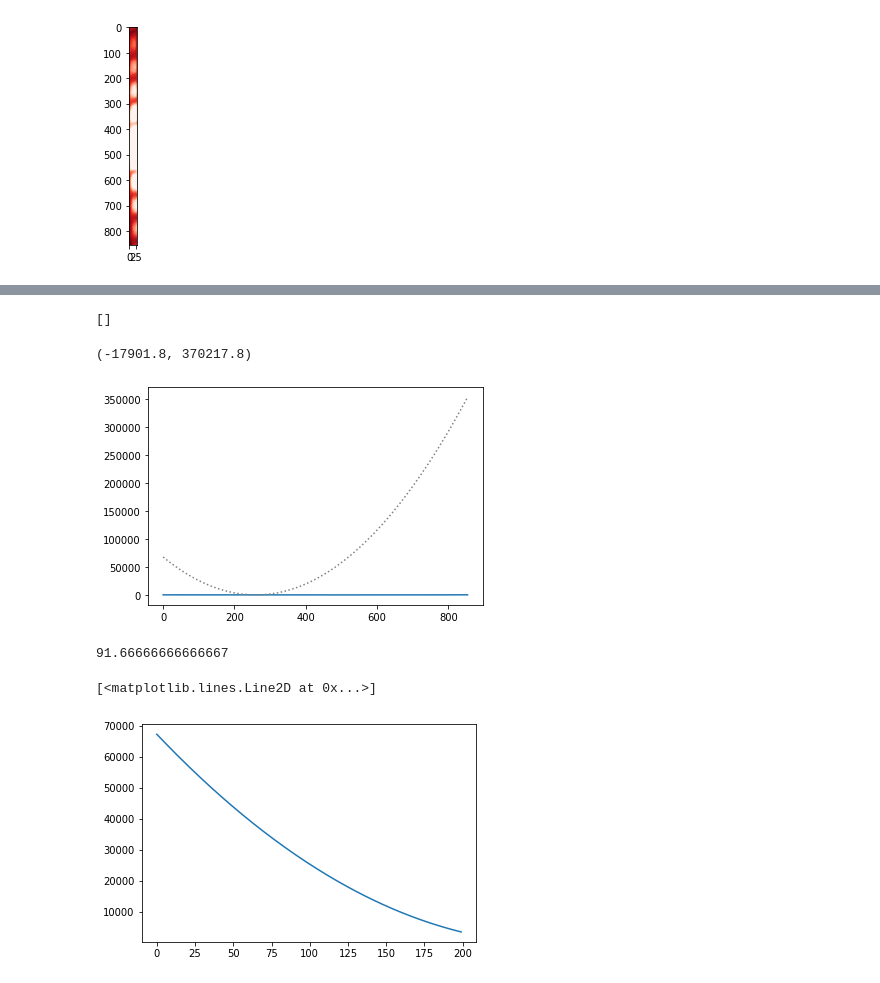
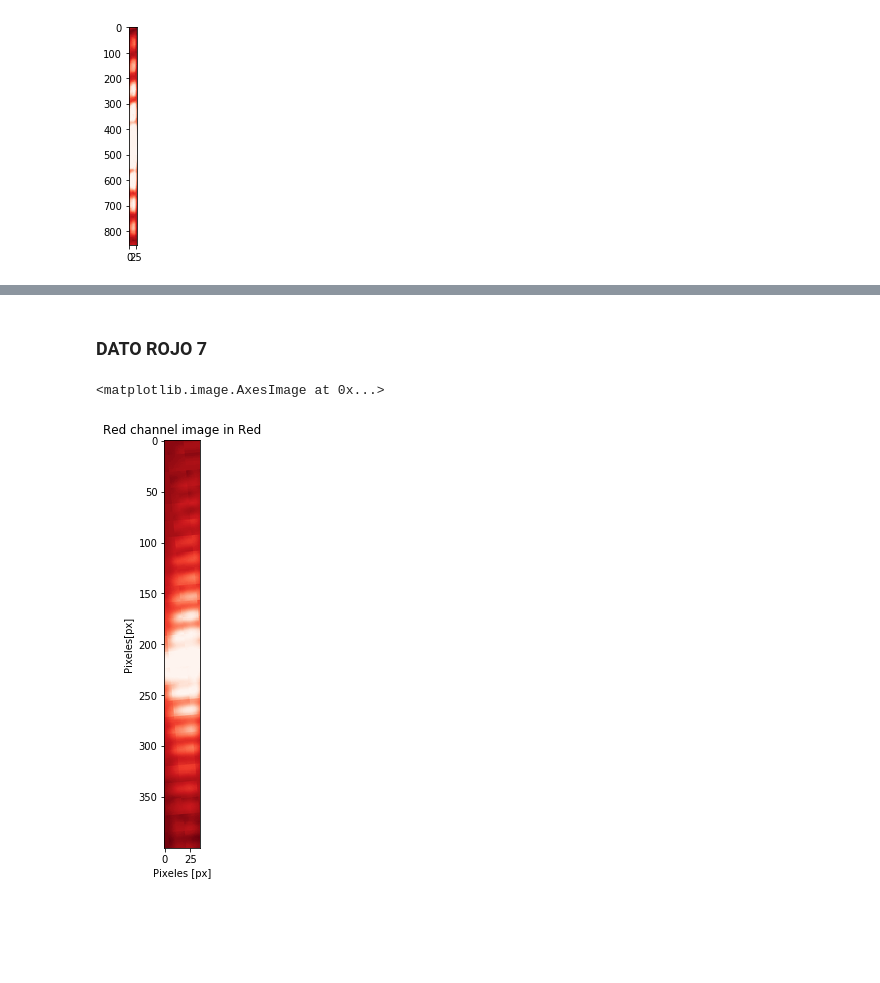
Before and after one commit to LunaKadysz/Laboratorio-4, a Jupyter notebook: Practica2/Practica2.ipynb, the cells around one changed output, grey strips where cells are left out. Saved outputs shown, nothing was run; the diff lists cells and outputs as text; code cells hidden in the pictures; blank space fills up the shorter version.

```diff
--- a/Practica2/Practica2.ipynb
+++ b/Practica2/Practica2.ipynb
@@ -156,25 +166,20 @@ print(peaks)
-# %%
-%matplotlib inline
-plt.figure()
-border = (np.array(range(len(mediana)))-260 )** 2 - 260
-peaks, _ = find_peaks(mediana, height= border)
-plt.plot(range(len(mediana)),mediana)
-plt.plot(peaks, mediana[peaks], "o")
-plt.plot(border, ":", color="gray")
-print(peaks)
-plt.ylim()
-# %% [output]
-[]
-(-17901.8, 370217.8)
-[figure, removed]
-# %%
-p = np.diff(peaks)
-print(np.mean(p))
-# %% [output]
-91.66666666666667
-# %%
-x = np.array(range(200))
-plt.plot(x, (x-260)** 2 - 260 )
-# %% [output]
-[<matplotlib.lines.Line2D at 0x...>]
-[figure, removed]
+# %% [markdown]
+### DATO ROJO  7
+# %%
+%matplotlib inline
+
+color = 'Red'
+A = images_dict['datosrojo7'][color]
+plt.figure(figsize = (9, 7.5))
+plt.imshow(A, cmap=plt.cm.Reds_r)
+plt.title(f'{color} channel image in {color}')
+plt.xlabel('Pixeles [px]')
+plt.ylabel('Pixeles[px]')
+
+R = ndimage.rotate(A, 5)[250:650,320:355]
+Rt = np.transpose(R)
+plt.imshow(Rt, cmap=plt.cm.Reds_r)
+plt.imshow(R, cmap=plt.cm.Reds_r)
+# %% [output]
+<matplotlib.image.AxesImage at 0x...>
+[figure, added]
```
Also changed, not shown: parts of 46 cells of this notebook.
